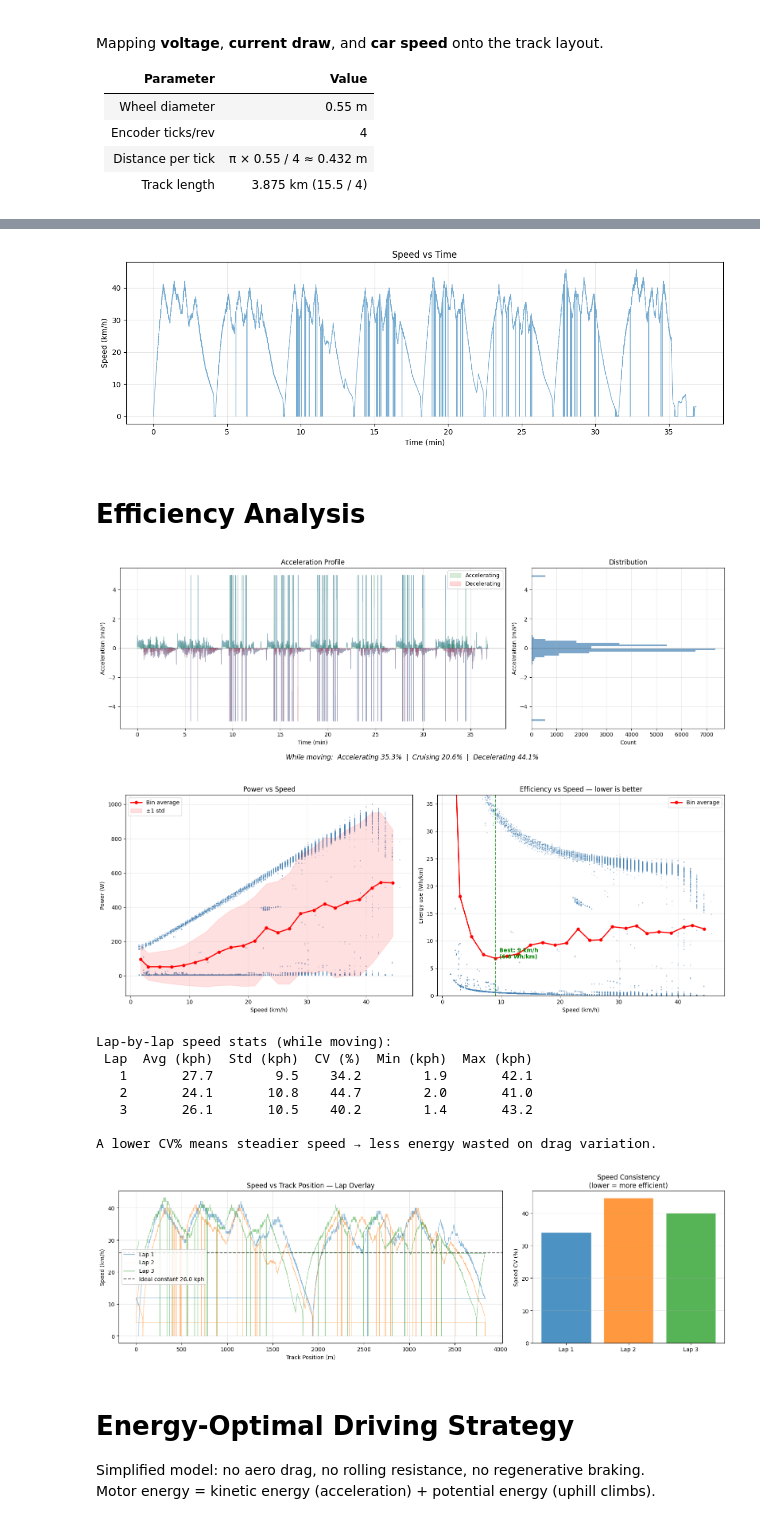
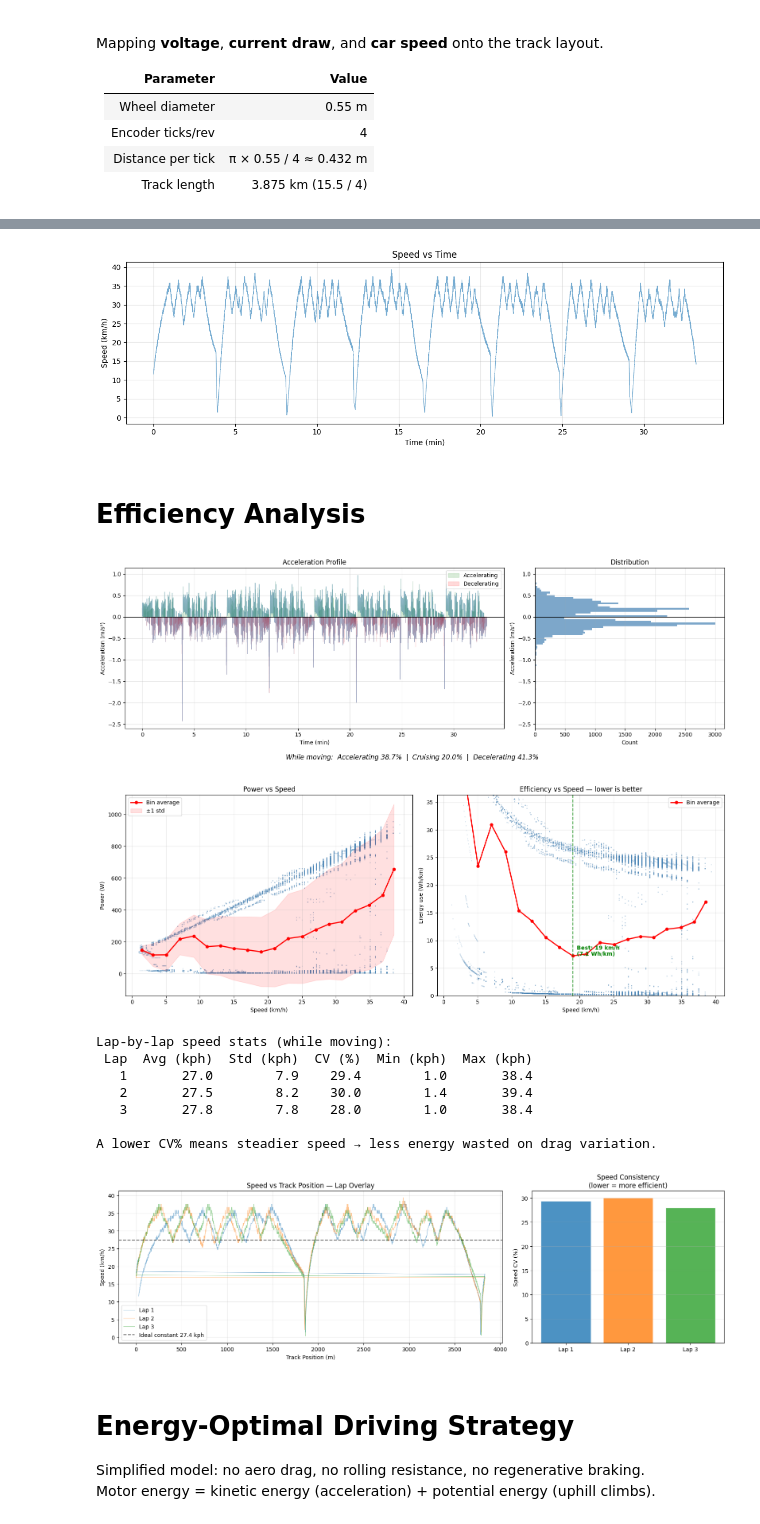
Before and after one commit to KalebACC/UOSM-CleanTelemProcess, a Jupyter notebook: Plotting.ipynb, the cells around one changed output, grey strips where cells are left out. Saved outputs shown, nothing was run; the diff lists cells and outputs as text; code cells hidden in the pictures.

```diff
--- a/Plotting.ipynb
+++ b/Plotting.ipynb
@@ -61,7 +61,7 @@ N_ENC = 4
 CIRCUMFERENCE = np.pi * WHEEL_DIAM          # 1.7279 m
 DIST_PER_TICK = CIRCUMFERENCE / N_ENC       # 0.4320 m
 TRACK_LEN = 3832.5                          # metres (15.5/4 km)
-SPEED_SCALE = 1.06  # scaling factor applied to raw speed (tune to match known lap distance)
+SPEED_SCALE = 1.02  # scaling factor applied to raw speed (tune to match known lap distance)
 CHOP_SECONDS = 0   # drop the first N seconds of data (e.g. pre-start idle)
 START_COORDS = (39.792255, -86.238697)  # (lat, lon) — track origin for TrackPos = 0
 
@@ -155,7 +155,7 @@ plt.grid(True, alpha=0.3)
 plt.tight_layout()
 plt.show()
 # %% [output]
-[figure, old version]
+[figure, new version]
 # %% [markdown]
 # Efficiency Analysis
 # %%
@@ -209,7 +209,7 @@ if total > 0:
 plt.tight_layout()
 plt.show()
 # %% [output]
-[figure, old version]
+[figure, new version]
 # %%
 # ── Power vs Speed Scatter ──
 df['Power_W'] = df['Voltage_V'] * df['Current_A']
@@ -282,11 +282,24 @@ ax2.grid(True, alpha=0.3)
 plt.tight_layout()
 plt.show()
 # %% [output]
-[figure, old version]
+[figure, new version]
 # %%
 # ── Speed Variance per Lap ──
-df['Lap'] = (df['Distance_m'] / TRACK_LEN).astype(int)
-completed_laps = [l for l in df['Lap'].unique() if l < df['Lap'].max()]  # exclude partial last lap
+# Trim to the 2nd drop-to-zero: 1st zero is the initial standstill ending,
+# 2nd zero marks the real end-of-run stop. Anything beyond is idle noise
+# that distorts lap counting and inter-lap stats.
+lap_df_full = df.copy()
+_stopped = lap_df_full['Speed_kph'] < 0.5
+_drop_mask = _stopped & ~_stopped.shift(1, fill_value=False)
+_drops = lap_df_full.index[_drop_mask].tolist()
+if len(_drops) >= 2:
+    lap_df_full = lap_df_full.loc[:_drops[1]].copy()
+    print(f"Trimmed at 2nd drop-to-zero (idx {_drops[1]}); {len(_drops)} drops total")
+else:
+    print(f"Only {len(_drops)} drop(s) to zero — using full data")
+
+lap_df_full['Lap'] = (lap_df_full['Distance_m'] / TRACK_LEN).astype(int)
+completed_laps = sorted(lap_df_full['Lap'].unique())
 
 fig, axes = plt.subplots(1, 2, figsize=(16, 5), gridspec_kw={'width_ratios': [2, 1]})
 
@@ -296,7 +309,7 @@ colors = plt.cm.tab10.colors
 stats_rows = []
 
 for j, lap_num in enumerate(completed_laps):
-    lap_df = df[df['Lap'] == lap_num]
+    lap_df = lap_df_full[lap_df_full['Lap'] == lap_num]
     pos = lap_df['TrackPos']
     spd = lap_df['Speed_kph']
     c = colors[j % len(colors)]
@@ -322,37 +335,37 @@ if stats_rows:
 ax.set_xlabel('Track Position (m)')
 ax.set_ylabel('Speed (km/h)')
 ax.set_title('Speed vs Track Position — Lap Overlay')
 ax.legend()
 ax.grid(True, alpha=0.3)
 
 # Right — bar chart of coefficient of variation per lap
 ax2 = axes[1]
 if stats_rows:
     lap_labels = [f'Lap {r["Lap"]}' for r in stats_rows]
     cvs = [r['CV (%)'] for r in stats_rows]
     bar_colors = [colors[j % len(colors)] for j in range(len(stats_rows))]
     bars = ax2.bar(lap_labels, cvs, color=bar_colors, alpha=0.8, edgecolor='white')
     ax2.set_ylabel('Speed CV (%)')
     ax2.set_title('Speed Consistency\n(lower = more efficient)')
     ax2.grid(True, alpha=0.3, axis='y')
 
     # Print stats table
     stats_df = pd.DataFrame(stats_rows).round(1)
     print("Lap-by-lap speed stats (while moving):")
     print(stats_df.to_string(index=False))
     print(f"\nA lower CV% means steadier speed → less energy wasted on drag variation.")
 
 plt.tight_layout()
 plt.show()
 # %% [output]
 Lap-by-lap speed stats (while moving):
  Lap  Avg (kph)  Std (kph)  CV (%)  Min (kph)  Max (kph)
-   1       27.7        9.5    34.2        1.9       42.1
-   2       24.1       10.8    44.7        2.0       41.0
-   3       26.1       10.5    40.2        1.4       43.2
+   1       27.0        7.9    29.4        1.0       38.4
+   2       27.5        8.2    30.0        1.4       39.4
+   3       27.8        7.8    28.0        1.0       38.4
 
 A lower CV% means steadier speed → less energy wasted on drag variation.
-[figure, old version]
+[figure, new version]
 # %% [markdown]
 # Energy-Optimal Driving Strategy
 Simplified model: no aero drag, no rolling resistance, no regenerative braking.
```
Also changed, not shown: parts of 8 cells of this notebook, 4 other files.
